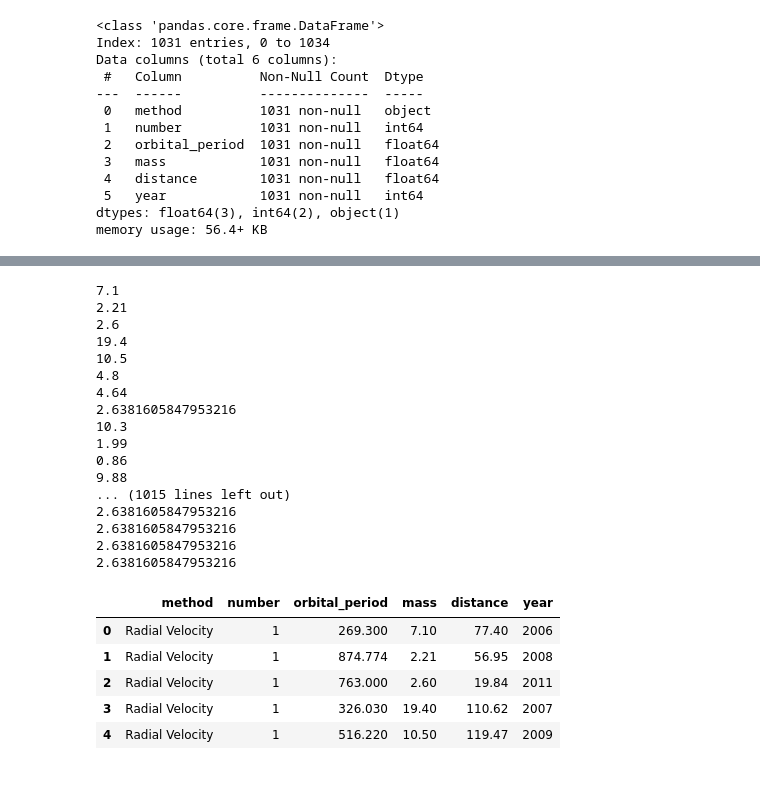
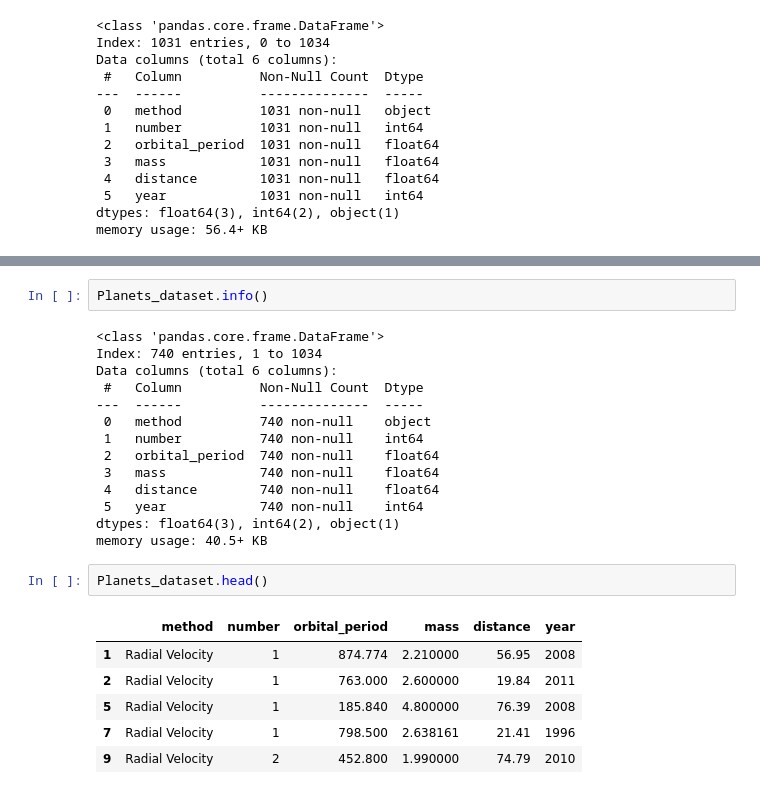
Before and after one commit to Mahadiur/Data_Cleaning_Project, a Jupyter notebook: Data_Clean_Project.ipynb, the cells around one changed output, grey strips where cells are left out. Drawn from its saved outputs; the diff is of its cells as text.

```diff
--- a/Data_Clean_Project.ipynb
+++ b/Data_Clean_Project.ipynb
@@ -211,25 +214,25 @@ iqr(Planets_dataset['distance'])
 # %%
+Planets_dataset.info()
 # %% [output]
-7.1
-2.21
-2.6
-19.4
-10.5
-4.8
-4.64
-2.6381605847953216
-10.3
-1.99
-0.86
-9.88
-... (1015 lines left out)
-2.6381605847953216
-2.6381605847953216
-2.6381605847953216
-2.6381605847953216
+<class 'pandas.core.frame.DataFrame'>
+Index: 740 entries, 1 to 1034
+Data columns (total 6 columns):
+ #   Column          Non-Null Count  Dtype
+---  ------          --------------  -----
+ 0   method          740 non-null    object
+ 1   number          740 non-null    int64
+ 2   orbital_period  740 non-null    float64
+ 3   mass            740 non-null    float64
+ 4   distance        740 non-null    float64
+ 5   year            740 non-null    int64
+dtypes: float64(3), int64(2), object(1)
+memory usage: 40.5+ KB
-|  | method | number | orbital_period | mass | distance | year |
-| 0 | Radial Velocity | 1 | 269.300 | 7.10 | 77.40 | 2006 |
-| 1 | Radial Velocity | 1 | 874.774 | 2.21 | 56.95 | 2008 |
-| 2 | Radial Velocity | 1 | 763.000 | 2.60 | 19.84 | 2011 |
-| 3 | Radial Velocity | 1 | 326.030 | 19.40 | 110.62 | 2007 |
-| 4 | Radial Velocity | 1 | 516.220 | 10.50 | 119.47 | 2009 |
+# %%
+Planets_dataset.head()
+# %% [output]
+|  | method | number | orbital_period | mass | distance | year |
+| 1 | Radial Velocity | 1 | 874.774 | 2.210000 | 56.95 | 2008 |
+| 2 | Radial Velocity | 1 | 763.000 | 2.600000 | 19.84 | 2011 |
+| 5 | Radial Velocity | 1 | 185.840 | 4.800000 | 76.39 | 2008 |
+| 7 | Radial Velocity | 1 | 798.500 | 2.638161 | 21.41 | 1996 |
+| 9 | Radial Velocity | 2 | 452.800 | 1.990000 | 74.79 | 2010 |
```
Also changed, not shown: parts of 3 cells of this notebook.
